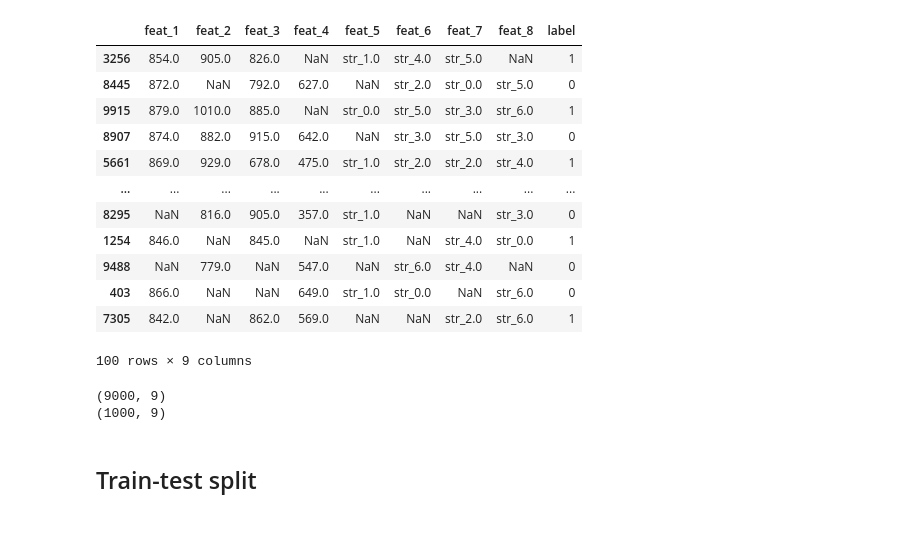
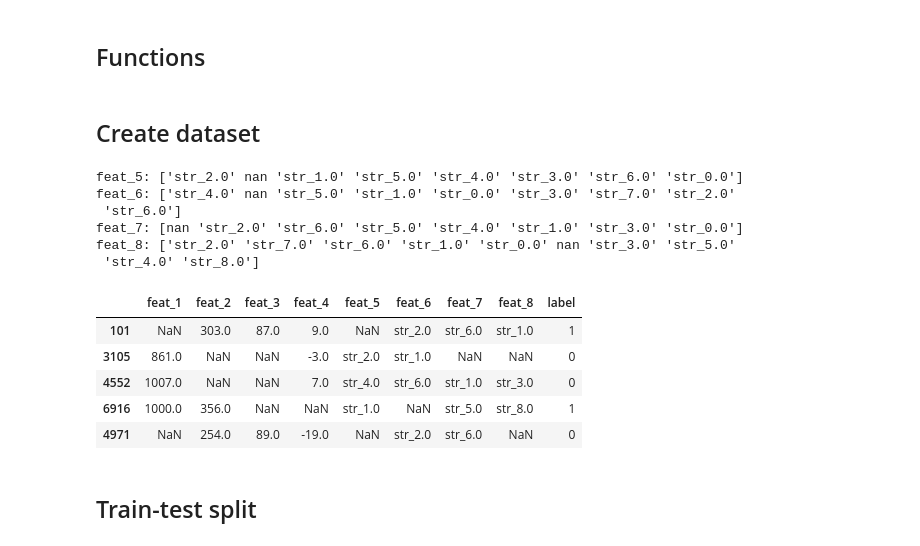
Before and after one commit to MAyub114/ML_pipeline, a Jupyter notebook: ML_pipeline.ipynb, the cells around one changed output. Saved outputs shown, nothing was run; the diff lists cells and outputs as text; code cells hidden in the pictures.

Commit message:
Added detailed comments for dataset creation

```diff
--- a/ML_pipeline.ipynb
+++ b/ML_pipeline.ipynb
@@ -23,0 +19,2 @@ X
+# %% [markdown]
+## Functions
@@ -24,3 +27,5 @@ X
+# %% [markdown]
+## Create dataset
 # %%
 numerical_features = ['feat_1', 'feat_2', 'feat_3', 'feat_4']
 categorical_features = ['feat_5', 'feat_6', 'feat_7', 'feat_8']
@@ -67,29 +76,26 @@ for col in categorical_features + numerical_features:
 df = X.merge(y,left_index=True, right_index=True)
+# %%
+print(f"feat_5: {df['feat_5'].unique()}")
+print(f"feat_6: {df['feat_6'].unique()}")
+print(f"feat_7: {df['feat_7'].unique()}")
+print(f"feat_8: {df['feat_8'].unique()}")
+# %% [output]
+feat_5: ['str_2.0' nan 'str_1.0' 'str_5.0' 'str_4.0' 'str_3.0' 'str_6.0' 'str_0.0']
+feat_6: ['str_4.0' nan 'str_5.0' 'str_1.0' 'str_0.0' 'str_3.0' 'str_7.0' 'str_2.0'
+ 'str_6.0']
+feat_7: [nan 'str_2.0' 'str_6.0' 'str_5.0' 'str_4.0' 'str_1.0' 'str_3.0' 'str_0.0']
+feat_8: ['str_2.0' 'str_7.0' 'str_6.0' 'str_1.0' 'str_0.0' nan 'str_3.0' 'str_5.0'
+ 'str_4.0' 'str_8.0']
 # %%
 # Numerical columns 1 to 4: mean (between 10 and 1000) + standard deviation (between 1 to 100) * x (float 0 to 1)
-# Categorical columns 5 to 8:
-df.sample(100)
+df.sample(5)
 # %% [output]
 |  | feat_1 | feat_2 | feat_3 | feat_4 | feat_5 | feat_6 | feat_7 | feat_8 | label |
-| 3256 | 854.0 | 905.0 | 826.0 | NaN | str_1.0 | str_4.0 | str_5.0 | NaN | 1 |
-| 8445 | 872.0 | NaN | 792.0 | 627.0 | NaN | str_2.0 | str_0.0 | str_5.0 | 0 |
-| 9915 | 879.0 | 1010.0 | 885.0 | NaN | str_0.0 | str_5.0 | str_3.0 | str_6.0 | 1 |
-| 8907 | 874.0 | 882.0 | 915.0 | 642.0 | NaN | str_3.0 | str_5.0 | str_3.0 | 0 |
-| 5661 | 869.0 | 929.0 | 678.0 | 475.0 | str_1.0 | str_2.0 | str_2.0 | str_4.0 | 1 |
-| ... | ... | ... | ... | ... | ... | ... | ... | ... | ... |
-| 8295 | NaN | 816.0 | 905.0 | 357.0 | str_1.0 | NaN | NaN | str_3.0 | 0 |
-| 1254 | 846.0 | NaN | 845.0 | NaN | str_1.0 | NaN | str_4.0 | str_0.0 | 1 |
-| 9488 | NaN | 779.0 | NaN | 547.0 | NaN | str_6.0 | str_4.0 | NaN | 0 |
-| 403 | 866.0 | NaN | NaN | 649.0 | str_1.0 | str_0.0 | NaN | str_6.0 | 0 |
-| 7305 | 842.0 | NaN | 862.0 | 569.0 | NaN | NaN | str_2.0 | str_6.0 | 1 |
+| 101 | NaN | 303.0 | 87.0 | 9.0 | NaN | str_2.0 | str_6.0 | str_1.0 | 1 |
+| 3105 | 861.0 | NaN | NaN | -3.0 | str_2.0 | str_1.0 | NaN | NaN | 0 |
+| 4552 | 1007.0 | NaN | NaN | 7.0 | str_4.0 | str_6.0 | str_1.0 | str_3.0 | 0 |
+| 6916 | 1000.0 | 356.0 | NaN | NaN | str_1.0 | NaN | str_5.0 | str_8.0 | 1 |
+| 4971 | NaN | 254.0 | 89.0 | -19.0 | NaN | str_2.0 | str_6.0 | NaN | 0 |
-100 rows × 9 columns
-# %%
-train_df, test_df = train_test_split(df, test_size=0.1, shuffle=False)
-print(train_df.shape)
-print(test_df.shape)
-# %% [output]
-(9000, 9)
-(1000, 9)
 # %% [markdown]
 ## Train-test split
 # %%
```
Also changed, not shown: parts of 18 cells of this notebook, 6 other files.
